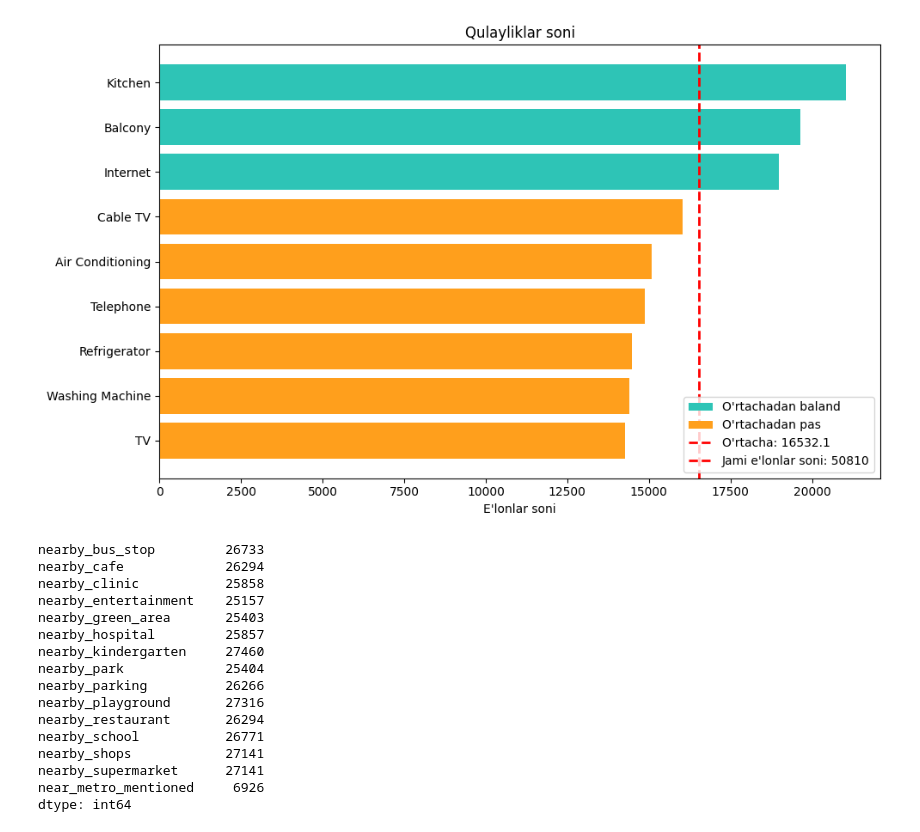
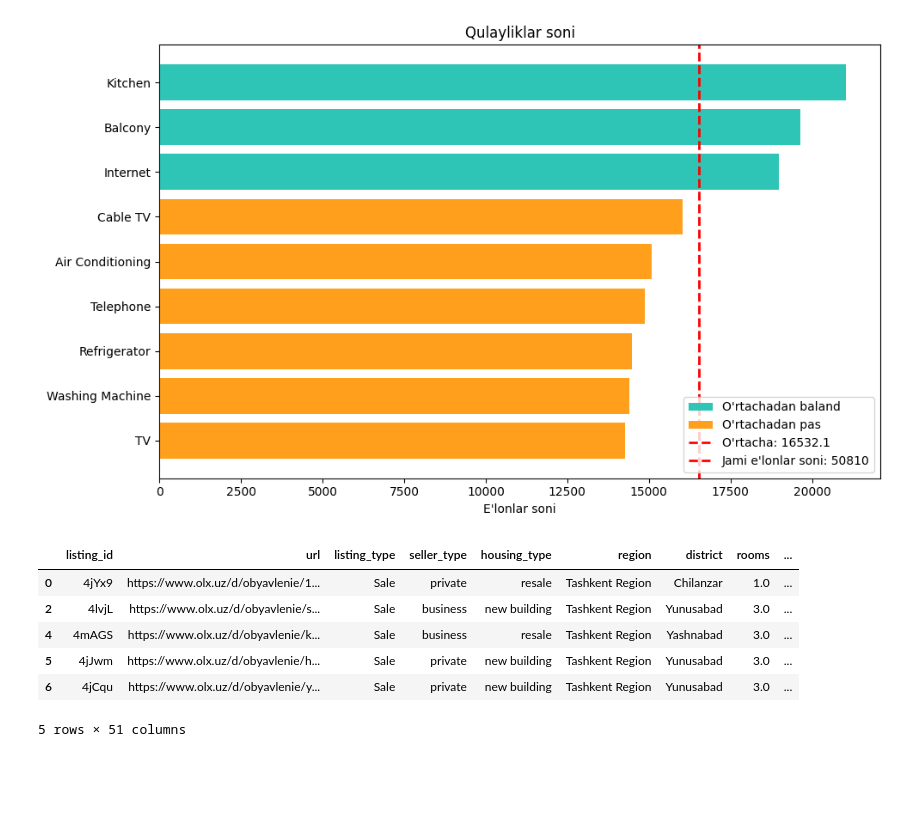
Before and after one commit to Javoh20111/Tashkent-apartment-analysis, a Jupyter notebook: notebooks/2_data_analysis.ipynb, the cells around one changed output. Saved outputs shown, nothing was run; the diff lists cells and outputs as text; code cells hidden in the pictures; blank space fills up the shorter version.

```diff
--- a/notebooks/2_data_analysis.ipynb
+++ b/notebooks/2_data_analysis.ipynb
@@ -752,27 +752,14 @@ plt.savefig("../reports/charts/16_Qulayliklar_soni.png")
 plt.show()
 # %% [output]
 [figure]
-# %%
-nearbies = sale_df.loc[sale_df['region'] == "Tashkent Region",['nearby_bus_stop',
-       'nearby_cafe', 'nearby_clinic', 'nearby_entertainment',
-       'nearby_green_area', 'nearby_hospital', 'nearby_kindergarten',
-       'nearby_park', 'nearby_parking', 'nearby_playground',
-       'nearby_restaurant', 'nearby_school', 'nearby_shops',
-       'nearby_supermarket', 'near_metro_mentioned']].sum()
-# %% [output]
-nearby_bus_stop         26733
-nearby_cafe             26294
-nearby_clinic           25858
-nearby_entertainment    25157
-nearby_green_area       25403
-nearby_hospital         25857
-nearby_kindergarten     27460
-nearby_park             25404
-nearby_parking          26266
-nearby_playground       27316
-nearby_restaurant       26294
-nearby_school           26771
-nearby_shops            27141
-nearby_supermarket      27141
-near_metro_mentioned     6926
-dtype: int64
+# %%
+# Mebelʼli kvartiralar mebelʼsizlardan sezilarli darajada qimmatroqmi?
+sale_df.head()
+# %% [output]
+|  | listing_id | url | listing_type | seller_type | housing_type | region | district | rooms | ... |
+| 0 | 4jYx9 | https://www.olx.uz/d/obyavlenie/1... | Sale | private | resale | Tashkent Region | Chilanzar | 1.0 | ... |
+| 2 | 4lvjL | https://www.olx.uz/d/obyavlenie/s... | Sale | business | new building | Tashkent Region | Yunusabad | 3.0 | ... |
+| 4 | 4mAGS | https://www.olx.uz/d/obyavlenie/k... | Sale | business | resale | Tashkent Region | Yashnabad | 3.0 | ... |
+| 5 | 4jJwm | https://www.olx.uz/d/obyavlenie/h... | Sale | private | new building | Tashkent Region | Yunusabad | 3.0 | ... |
+| 6 | 4jCqu | https://www.olx.uz/d/obyavlenie/y... | Sale | private | new building | Tashkent Region | Yunusabad | 3.0 | ... |
+5 rows × 51 columns
```
Also changed, not shown: parts of 3 cells of this notebook, 2 other files.
